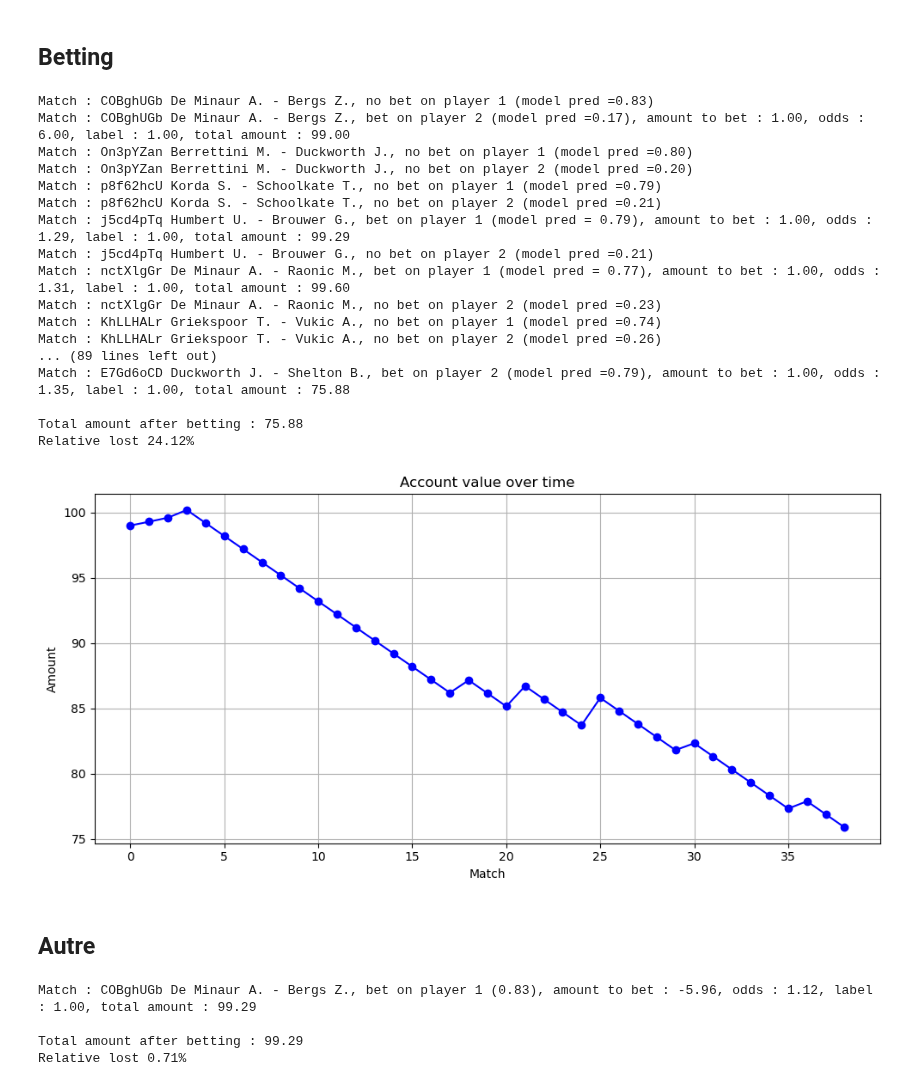
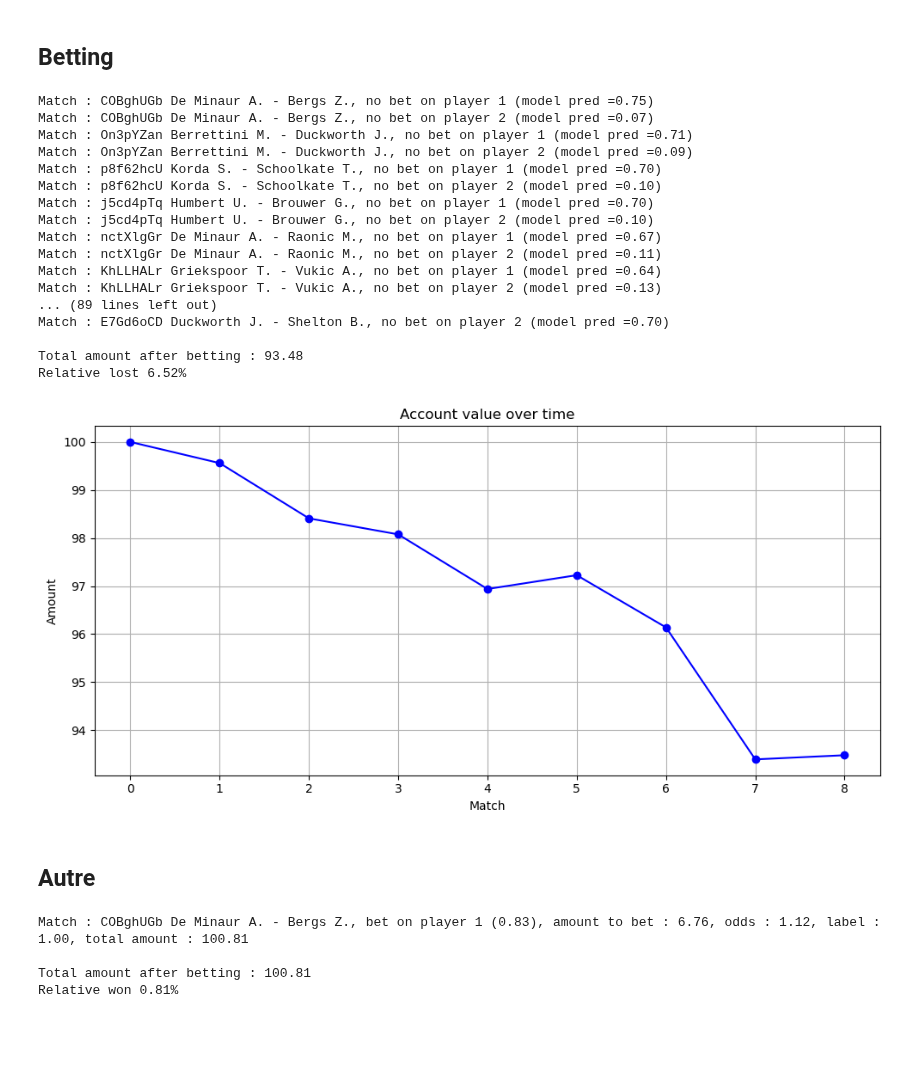
Before and after one commit to mathias-grau/betbot_tennis, a Jupyter notebook: tennis/model.ipynb, the cells around one changed output. Saved outputs shown, nothing was run; the diff lists cells and outputs as text; code cells hidden in the pictures; blank space fills up the shorter version.

```diff
--- a/tennis/model.ipynb
+++ b/tennis/model.ipynb
@@ -19,7 +19,7 @@ import data.utils.constants as c2
 from sklearn.model_selection import KFold
 import matplotlib.pyplot as plt
 
-MAX_PADDED = 39
+MAX_PADDED = 25
 # %%
 tournaments = [
                                         'past-french-open-atp-singles',
@@ -102,8 +102,8 @@ tournaments = [
                                           'past-vienna-2023-atp-singles',
                                           'past-basel-2023-atp-singles',
                                           'past-paris-2023-atp-singles',
-                                        #   'past-metz-2023-atp-singles',
-                                        #   'past-finals-turin-2023-atp-singles',
+                                          'past-metz-2023-atp-singles',
+                                          'past-finals-turin-2023-atp-singles',
                                      ]
 
 tennis_dataset = TennisMatchDataset(tournaments)
@@ -926,12 +876,12 @@ RESET = '\033[0m'
 
 
 # Kelly criterion
-def kelly_criterion(odds, prob, safe=1):
+def kelly_criterion(odds, prob, safe=0.1):
     return (prob - ((1- prob)/(odds-1)))*safe
 
 test = df.copy()
-test['prob_player1'] = (1+test['predictions'])/2
-test['prob_player2'] = (1-test['predictions'])/2
+test['prob_player1'] = ((1+test['predictions'])/2)**1.5
+test['prob_player2'] = ((1-test['predictions'])/2)**1.5
 # apply keely criterion
 test['kelly_criterion_player1'] = test.apply(lambda row : kelly_criterion(row['odds_1'], row['prob_player1']), axis=1)
 test['kelly_criterion_player2'] = test.apply(lambda row : kelly_criterion(row['odds_2'], row['prob_player2']), axis=1)
@@ -939,14 +889,14 @@ test['kelly_criterion_player2'] = test.apply(lambda row : kelly_criterion(row['o
 account_values = []
 
 amount = INIT_AMOUNT
+account_values.append(amount)
 # try the model
 for i, row in test.iterrows():
     player1 = tennis_test_dataset.get_match(row['match_id']).get_players()[0]
     player2 = tennis_test_dataset.get_match(row['match_id']).get_players()[1]
-    if row['kelly_criterion_player1'] > 0 :
+    if row['kelly_criterion_player1'] > 0.0 :
         # betting on player 1
         bet = amount * row['kelly_criterion_player1']
-        bet = 1
         # win or lose
         if row['labels'] == 1:
             amount += bet * (row['odds_1']-1)
@@ -957,58 +907,61 @@ for i, row in test.iterrows():
         account_values.append(amount)
     else :
         print(f"Match : {row['match_id']} {player1} - {player2}, no bet on player 1 (model pred ={row['prob_player1']:.2f})")
-    if row['kelly_criterion_player2'] > 0 :
+    if row['kelly_criterion_player2'] > 0.0 :
         # betting on player 2
         bet = amount * row['kelly_criterion_player2']
-        bet = 1
         # win or lose
         if row['labels'] == -1:
             amount += bet * (row['odds_2']-1)
             print(f"{GREEN}Match : {row['match_id']} {player1} - {player2}, bet on player 2 (model pred ={row['prob_player2']:.2f}), amount to bet : {bet:.2f}, odds : {row['odds_2']:.2f}, label : {row['labels']:.2f}, total amount : {amount:.2f}{RESET}")
         else:
             amount -= bet
             print(f"{RED}Match : {row['match_id']} {player1} - {player2}, bet on player 2 (model pred ={row['prob_player2']:.2f}), amount to bet : {bet:.2f}, odds : {row['odds_2']:.2f}, label : {row['labels']:.2f}, total amount : {amount:.2f}{RESET}")
         account_values.append(amount)
     else :
         print(f"Match : {row['match_id']} {player1} - {player2}, no bet on player 2 (model pred ={row['prob_player2']:.2f})")
 print(f"\nTotal amount after betting : {amount:.2f}")
 if amount > INIT_AMOUNT:
     print(f"{GREEN}Relative won {(amount-INIT_AMOUNT)/INIT_AMOUNT*100:.2f}%{RESET}")
 else:
     print(f"{RED}Relative lost {(INIT_AMOUNT-amount)/INIT_AMOUNT*100:.2f}%{RESET}")
 
 plt.figure(figsize=(10, 5))
 plt.plot(account_values, label='Account value', color='blue', marker='o')
 plt.xlabel('Match')
 plt.ylabel('Amount')
 plt.title('Account value over time')
 plt.grid()
 plt.tight_layout()
 plt.show()
 # print the results of the strategy
 # %% [output]
-Match : COBghUGb De Minaur A. - Bergs Z., no bet on player 1 (model pred =0.83)
-Match : COBghUGb De Minaur A. - Bergs Z., bet on player 2 (model pred =0.17), amount to bet : 1.00, odds : 6.00, label : 1.00, total amount : 99.00
-Match : On3pYZan Berrettini M. - Duckworth J., no bet on player 1 (model pred =0.80)
-Match : On3pYZan Berrettini M. - Duckworth J., no bet on player 2 (model pred =0.20)
-Match : p8f62hcU Korda S. - Schoolkate T., no bet on player 1 (model pred =0.79)
-Match : p8f62hcU Korda S. - Schoolkate T., no bet on player 2 (model pred =0.21)
-Match : j5cd4pTq Humbert U. - Brouwer G., bet on player 1 (model pred = 0.79), amount to bet : 1.00, odds : 1.29, label : 1.00, total amount : 99.29
-Match : j5cd4pTq Humbert U. - Brouwer G., no bet on player 2 (model pred =0.21)
-Match : nctXlgGr De Minaur A. - Raonic M., bet on player 1 (model pred = 0.77), amount to bet : 1.00, odds : 1.31, label : 1.00, total amount : 99.60
-Match : nctXlgGr De Minaur A. - Raonic M., no bet on player 2 (model pred =0.23)
-Match : KhLLHALr Griekspoor T. - Vukic A., no bet on player 1 (model pred =0.74)
-Match : KhLLHALr Griekspoor T. - Vukic A., no bet on player 2 (model pred =0.26)
+Match : COBghUGb De Minaur A. - Bergs Z., no bet on player 1 (model pred =0.75)
+Match : COBghUGb De Minaur A. - Bergs Z., no bet on player 2 (model pred =0.07)
+Match : On3pYZan Berrettini M. - Duckworth J., no bet on player 1 (model pred =0.71)
+Match : On3pYZan Berrettini M. - Duckworth J., no bet on player 2 (model pred =0.09)
+Match : p8f62hcU Korda S. - Schoolkate T., no bet on player 1 (model pred =0.70)
+Match : p8f62hcU Korda S. - Schoolkate T., no bet on player 2 (model pred =0.10)
+Match : j5cd4pTq Humbert U. - Brouwer G., no bet on player 1 (model pred =0.70)
+Match : j5cd4pTq Humbert U. - Brouwer G., no bet on player 2 (model pred =0.10)
+Match : nctXlgGr De Minaur A. - Raonic M., no bet on player 1 (model pred =0.67)
+Match : nctXlgGr De Minaur A. - Raonic M., no bet on player 2 (model pred =0.11)
+Match : KhLLHALr Griekspoor T. - Vukic A., no bet on player 1 (model pred =0.64)
+Match : KhLLHALr Griekspoor T. - Vukic A., no bet on player 2 (model pred =0.13)
 ... (89 lines left out)
-Match : E7Gd6oCD Duckworth J. - Shelton B., bet on player 2 (model pred =0.79), amount to bet : 1.00, odds : 1.35, label : 1.00, total amount : 75.88
+Match : E7Gd6oCD Duckworth J. - Shelton B., no bet on player 2 (model pred =0.70)
 
-Total amount after betting : 75.88
-Relative lost 24.12%
+Total amount after betting : 93.48
+Relative lost 6.52%
-[figure, old version]
+[figure, new version]
 # %% [markdown]
 ## Autre
 # %%
 CONFIDENCE_THRESHLOLD = 0.6
+
+# Kelly criterion
+def kelly_criterion(odds, prob, safe=0.1):
+    return (prob - ((1- prob)/(odds)))*safe
 
 bet_on_player_1_df = df.loc[df['predictions'] > CONFIDENCE_THRESHLOLD].copy()
 bet_on_player_1_df['prediction_prob']= bet_on_player_1_df['predictions'].apply(lambda x : (1+x)/2)
@@ -1053,7 +1006,7 @@ if total_amount >= INIT_AMOUNT:
 else:
     print(f"{RED}Relative lost {(INIT_AMOUNT-total_amount)/INIT_AMOUNT*100:.2f}%{RESET}")
 # %% [output]
-Match : COBghUGb De Minaur A. - Bergs Z., bet on player 1 (0.83), amount to bet : -5.96, odds : 1.12, label : 1.00, total amount : 99.29
+Match : COBghUGb De Minaur A. - Bergs Z., bet on player 1 (0.83), amount to bet : 6.76, odds : 1.12, label : 1.00, total amount : 100.81
 
-Total amount after betting : 99.29
-Relative lost 0.71%
+Total amount after betting : 100.81
+Relative won 0.81%
```
Also changed, not shown: parts of 3 cells of this notebook, 5 other files.
